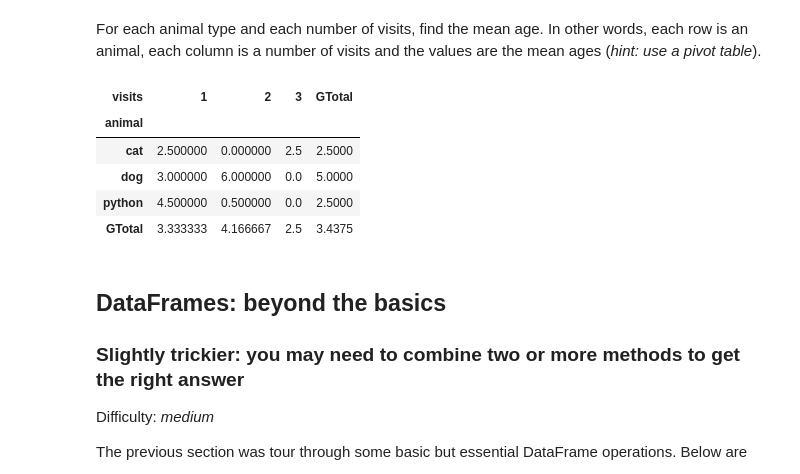
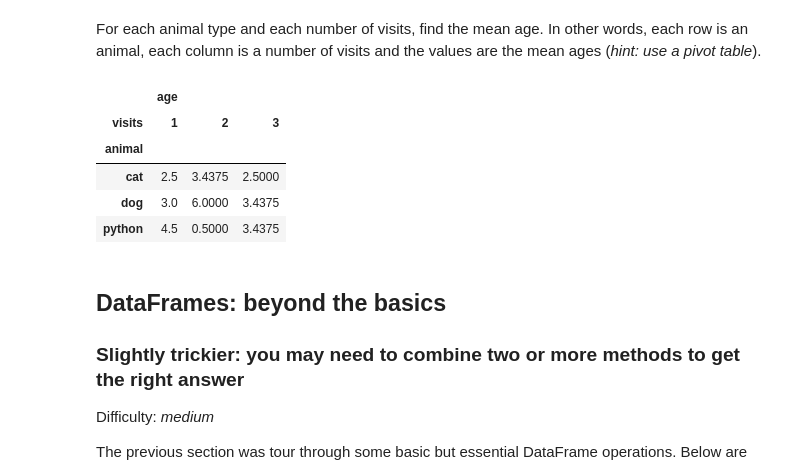
Before and after one commit to H-Nasser/H-Nasser, a Jupyter notebook: 100-pandas-puzzles.ipynb, the cells around one changed output. Drawn from its saved outputs; the diff is of its cells as text; code cells hidden in the pictures.

```diff
--- a/100-pandas-puzzles.ipynb
+++ b/100-pandas-puzzles.ipynb
@@ -129,2 +207,9 @@ df.head()
 # %% [markdown]
 **16.** Append a new row 'k' to `df` with your choice of values for each column. Then delete that row to return the original DataFrame.
+# %%
+new_row = ['Zebra', 7.0, 3, 'yes']
+df.loc['k'] = new_row
+df
+
+df.drop(index='k', inplace=True)
+df
@@ -170,0 +258,3 @@ df
+# %%
+df.replace({"yes":True, "no": False}, inplace=True)
+df
@@ -171,5 +273,2 @@ df
 # %% [markdown]
 **20.** In the 'animal' column, change the 'snake' entries to 'python'.
-# %%
-df['animal'] = df['animal'].apply(lambda x: 'python' if x == 'snake' else x)
-df
@@ -187,0 +275,3 @@ df
+# %%
+df['animal'].replace({'snake':'python'}, inplace=True)
+df
@@ -188,21 +296,15 @@ df
 # %% [markdown]
  For each animal type and each number of visits, find the mean age. In other words, each row is an animal, each column is a number of visits and the values are the mean ages (*hint: use a pivot table*).
 # %%
-pi_table = pd.pivot_table(data=df,
-                          values='age',
-                          index='animal',
-                          columns='visits',
-                          fill_value=0,
-                          margins=True,
-                          margins_name='GTotal')
-pi_table
+table = pd.pivot_table(df, values=['age'], index=['animal'], columns=['visits'], aggfunc='mean', fill_value=df['age'].mean())
+table
 # %% [output]
-| visits | 1 | 2 | 3 | GTotal |
-| animal |  |  |  |  |
-| cat | 2.500000 | 0.000000 | 2.5 | 2.5000 |
-| dog | 3.000000 | 6.000000 | 0.0 | 5.0000 |
-| python | 4.500000 | 0.500000 | 0.0 | 2.5000 |
-| GTotal | 3.333333 | 4.166667 | 2.5 | 3.4375 |
+|  | age |  |  |
+| visits | 1 | 2 | 3 |
+| animal |  |  |  |
+| cat | 2.5 | 3.4375 | 2.5000 |
+| dog | 3.0 | 6.0000 | 3.4375 |
+| python | 4.5 | 0.5000 | 3.4375 |
 # %% [markdown]
 ## DataFrames: beyond the basics
 
```
Also changed, not shown: parts of 17 cells of this notebook.
